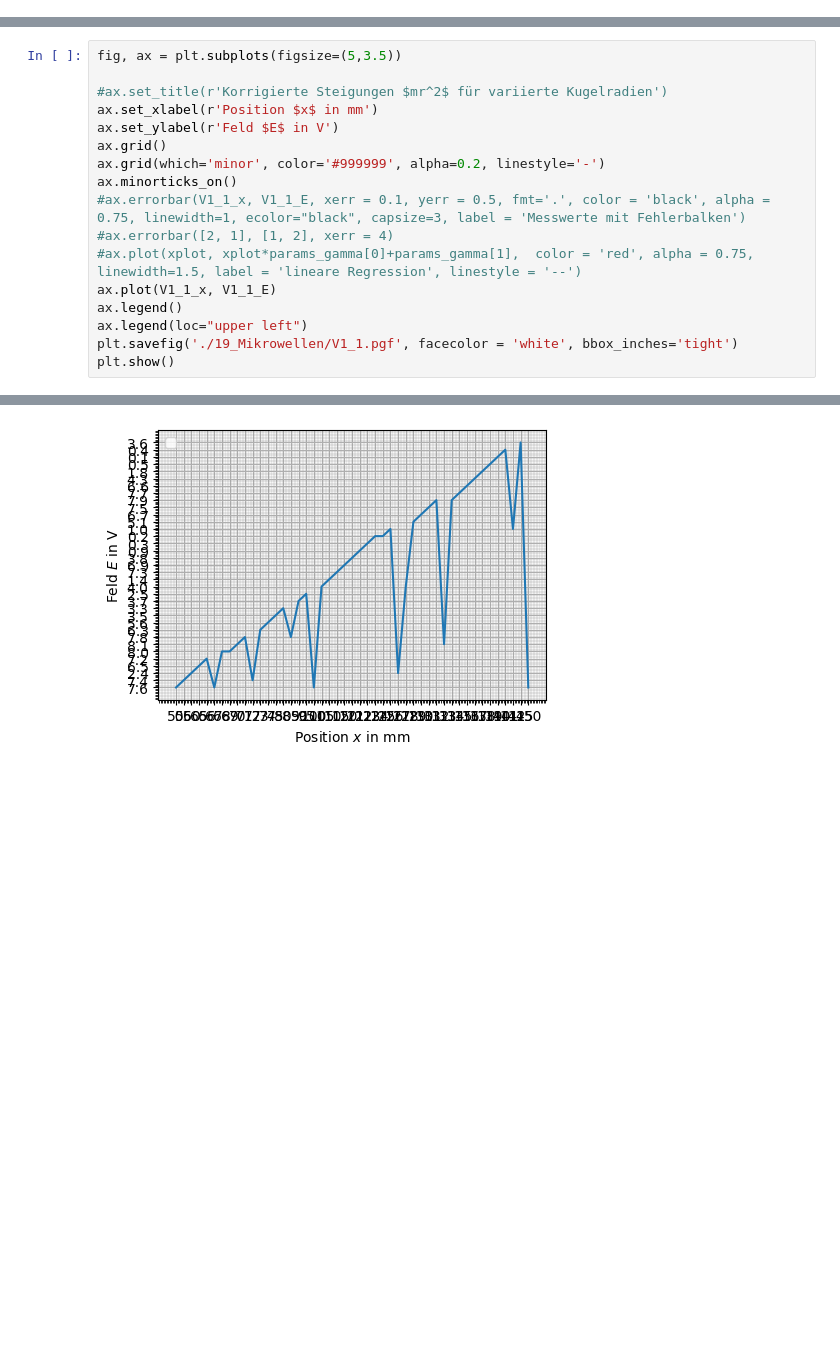
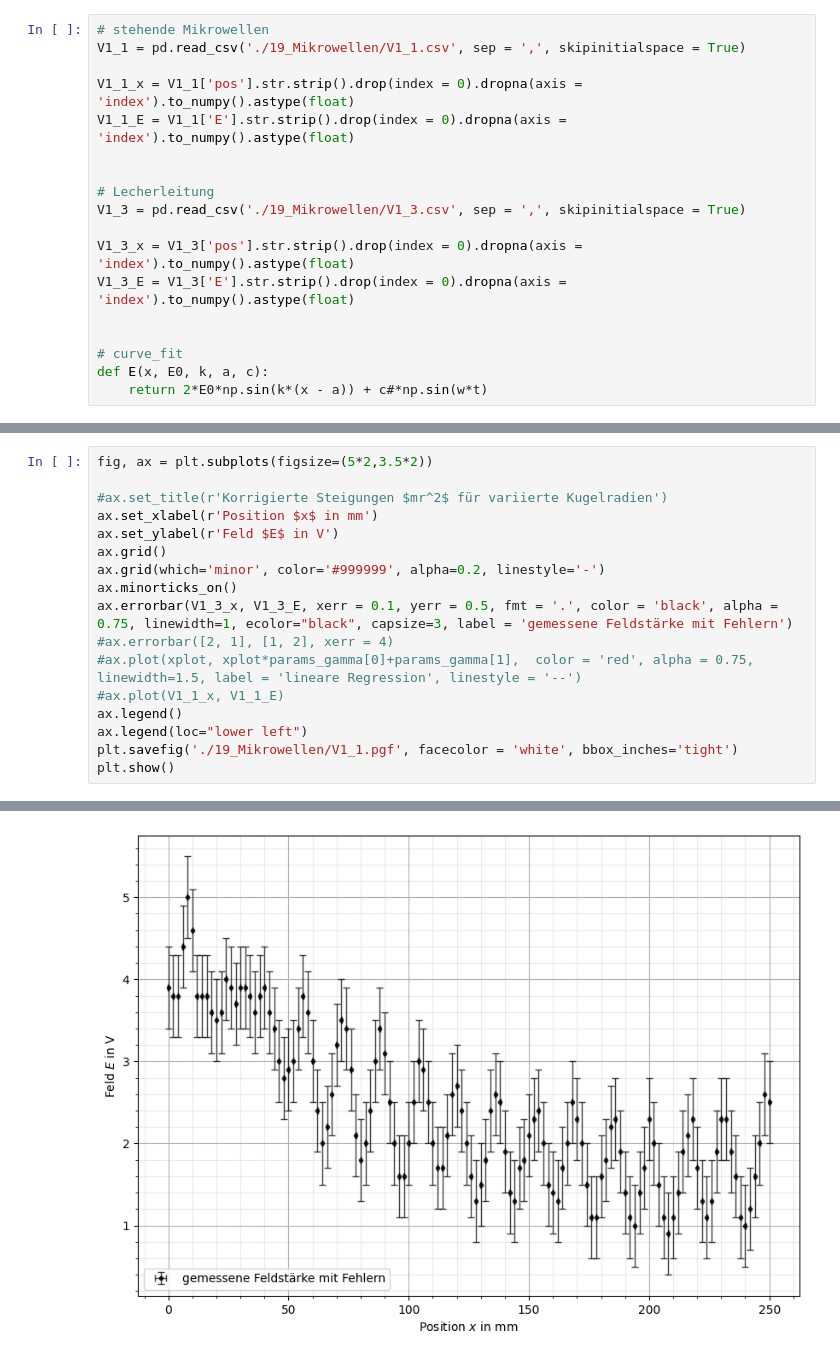
Before and after one commit to CVC97/ExPhy-III-Praktikum, a Jupyter notebook: 19_Mikrowellen.ipynb, the cells around one changed output, grey strips where cells are left out. Saved outputs shown, nothing was run; the diff lists cells and outputs as text; blank space fills up the shorter version.

Commit message:
Pandas doch geil, curve_fit dumm.

```diff
--- a/19_Mikrowellen.ipynb
+++ b/19_Mikrowellen.ipynb
@@ -14,0 +7,18 @@ V1_1_E = V1_1['E'].str.strip().drop(index = 0).dropna(axis = 'index')
+# %%
+# stehende Mikrowellen
+V1_1 = pd.read_csv('./19_Mikrowellen/V1_1.csv', sep = ',', skipinitialspace = True)
+
+V1_1_x = V1_1['pos'].str.strip().drop(index = 0).dropna(axis = 'index').to_numpy().astype(float)
+V1_1_E = V1_1['E'].str.strip().drop(index = 0).dropna(axis = 'index').to_numpy().astype(float)
+
+
+# Lecherleitung
+V1_3 = pd.read_csv('./19_Mikrowellen/V1_3.csv', sep = ',', skipinitialspace = True)
+
+V1_3_x = V1_3['pos'].str.strip().drop(index = 0).dropna(axis = 'index').to_numpy().astype(float)
+V1_3_E = V1_3['E'].str.strip().drop(index = 0).dropna(axis = 'index').to_numpy().astype(float)
+
+
+# curve_fit
+def E(x, E0, k, a, c):
+    return 2*E0*np.sin(k*(x - a)) + c#*np.sin(w*t)
@@ -15,5 +56,5 @@ V1_1_E = V1_1['E'].str.strip().drop(index = 0).dropna(axis = 'index')
 # %%
-fig, ax = plt.subplots(figsize=(5,3.5))
+fig, ax = plt.subplots(figsize=(5*2,3.5*2))
 
 #ax.set_title(r'Korrigierte Steigungen $mr^2$ für variierte Kugelradien')
 ax.set_xlabel(r'Position $x$ in mm')
@@ -21,12 +62,12 @@ ax.set_ylabel(r'Feld $E$ in V')
 ax.grid()
 ax.grid(which='minor', color='#999999', alpha=0.2, linestyle='-')
 ax.minorticks_on()
-#ax.errorbar(V1_1_x, V1_1_E, xerr = 0.1, yerr = 0.5, fmt='.', color = 'black', alpha = 0.75, linewidth=1, ecolor="black", capsize=3, label = 'Messwerte mit Fehlerbalken')
+ax.errorbar(V1_3_x, V1_3_E, xerr = 0.1, yerr = 0.5, fmt = '.', color = 'black', alpha = 0.75, linewidth=1, ecolor="black", capsize=3, label = 'gemessene Feldstärke mit Fehlern')
 #ax.errorbar([2, 1], [1, 2], xerr = 4)
 #ax.plot(xplot, xplot*params_gamma[0]+params_gamma[1],  color = 'red', alpha = 0.75, linewidth=1.5, label = 'lineare Regression', linestyle = '--')
-ax.plot(V1_1_x, V1_1_E)
+#ax.plot(V1_1_x, V1_1_E)
 ax.legend()
-ax.legend(loc="upper left")
+ax.legend(loc="lower left")
 plt.savefig('./19_Mikrowellen/V1_1.pgf', facecolor = 'white', bbox_inches='tight')
 plt.show()
 # %% [output]
@@ -35 +74 @@ No artists with labels found to put in legend.  Note that artists whose label st
-[figure, old version]
+[figure, new version]
```
Also changed, not shown: parts of 5 cells of this notebook.
